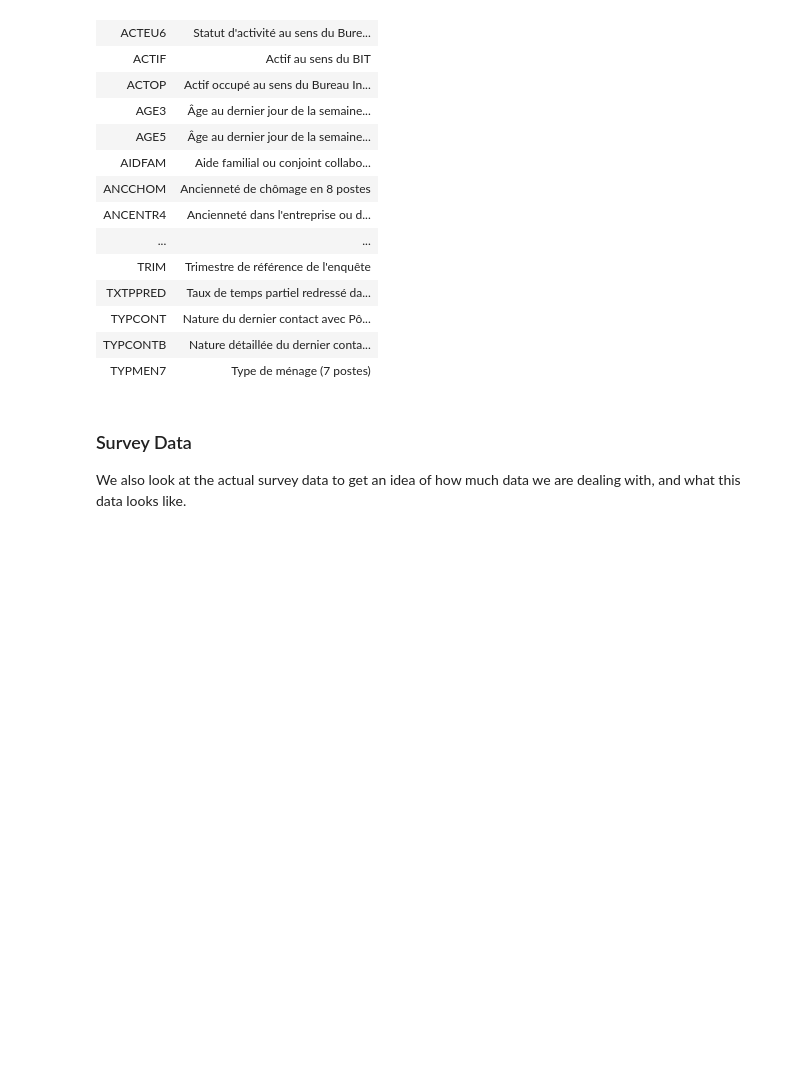
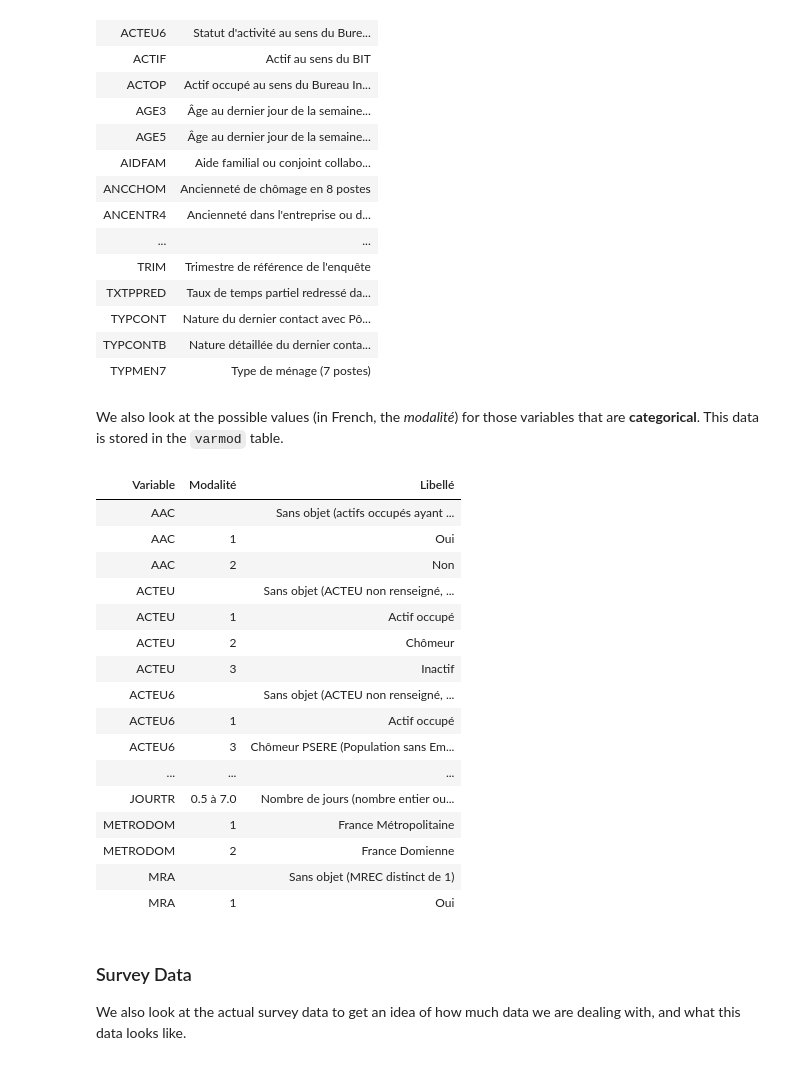
Before and after one commit to ncocacola/econml, a Jupyter notebook: econml.ipynb, the cells around one changed output. Saved outputs shown, nothing was run; the diff lists cells and outputs as text; code cells hidden in the pictures; blank space fills up the shorter version.

Commit message:
Added data from the  table.

```diff
--- a/econml.ipynb
+++ b/econml.ipynb
@@ -67,6 +67,33 @@ HTML(df.to_html(index=False))
 | TYPCONT | Nature du dernier contact avec Pô... |
 | TYPCONTB | Nature détaillée du dernier conta... |
 | TYPMEN7 | Type de ménage (7 postes) |
+# %% [markdown]
+We also look at the possible values (in French, the *modalité*) for those variables that are **categorical**. This data is stored in the `varmod` table.
+# %%
+with sqlite3.connect(eedb) as con:
+    query = "SELECT * FROM varmod"
+    df = pd.read_sql_query(query, con)
+
+df.columns = ["Variable", "Modalité", "Libellé"]
+HTML(df.to_html(index=False))
+# %% [output]
+| Variable | Modalité | Libellé |
+| AAC |  | Sans objet (actifs occupés ayant ... |
+| AAC | 1 | Oui |
+| AAC | 2 | Non |
+| ACTEU |  | Sans objet (ACTEU non renseigné, ... |
+| ACTEU | 1 | Actif occupé |
+| ACTEU | 2 | Chômeur |
+| ACTEU | 3 | Inactif |
+| ACTEU6 |  | Sans objet (ACTEU non renseigné, ... |
+| ACTEU6 | 1 | Actif occupé |
+| ACTEU6 | 3 | Chômeur PSERE (Population sans Em... |
+| ... | ... | ... |
+| JOURTR | 0.5 à 7.0 | Nombre de jours (nombre entier ou... |
+| METRODOM | 1 | France Métropolitaine |
+| METRODOM | 2 | France Domienne |
+| MRA |  | Sans objet (MREC distinct de 1) |
+| MRA | 1 | Oui |
 # %% [markdown]
 ### Survey Data
 We also look at the actual survey data to get an idea of how much data we are dealing with, and what this data looks like.
```
